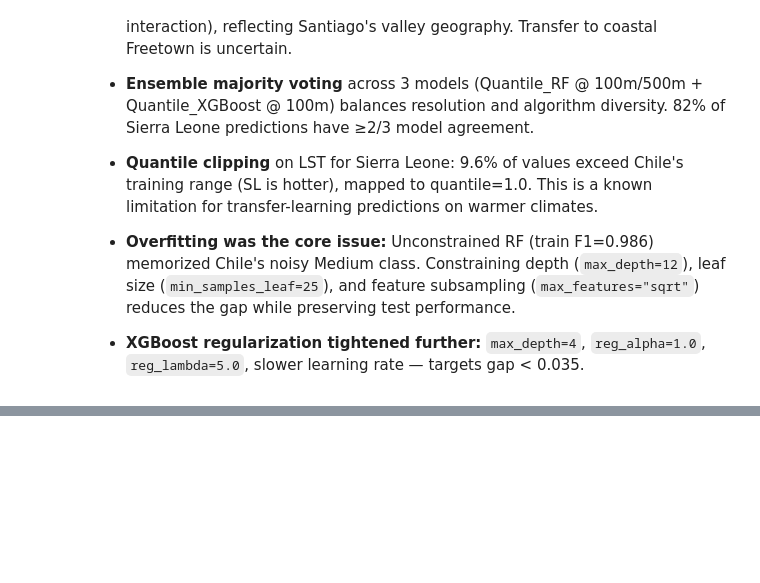
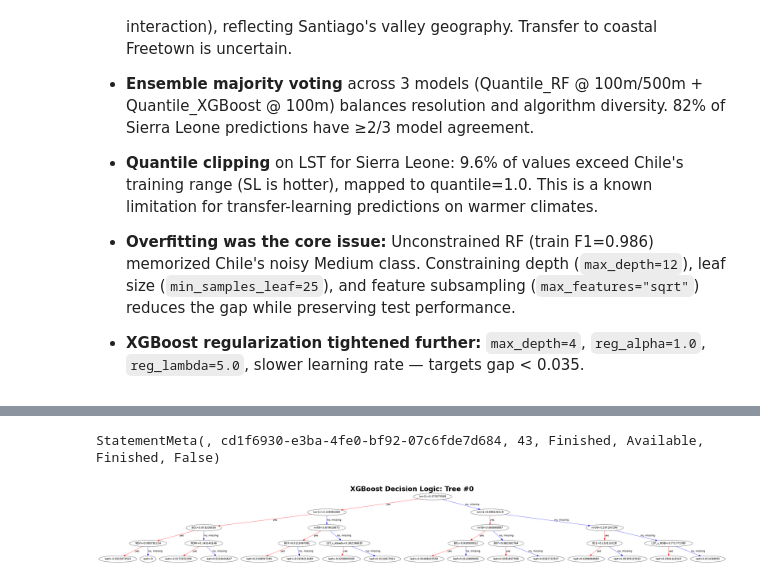
Before and after one commit to youness-yach/uhi-business-challenge, a Jupyter notebook: notebooks/Chile.ipynb, the cells around one changed output, grey strips where cells are left out. Cells and saved outputs as stored; diff of their text form; code cells hidden in the pictures; blank space fills up the shorter version.

```diff
--- a/notebooks/Chile.ipynb
+++ b/notebooks/Chile.ipynb
@@ -661,0 +974,21 @@ StatementMeta(, efef6967-c713-46ff-a0c9-a9a4a4e2c7e3, 4, Finished, Available, Fi
+# %%
+import matplotlib.pyplot as plt
+import xgboost as xgb
+
+# Set up a massive figure size because trees get wide quickly
+fig, ax = plt.subplots(figsize=(40, 15))
+
+# Plot the very first tree built for the first class
+# Change num_trees to 1 or 2 to see the trees for the other classes in the first round
+xgb.plot_tree(m3, num_trees=0, ax=ax, rankdir='TB')
+
+m3.get_booster().feature_names = list(X_train.columns)
+
+plt.title("XGBoost Decision Logic: Tree #0", fontsize=24, fontweight='bold')
+plt.show()
+
+# Optional: If you want to export it as a high-res image to zoom in:
+# plt.savefig("xgboost_tree_0.png", dpi=300, bbox_inches='tight')
+# %% [output]
+StatementMeta(, cd1f6930-e3ba-4fe0-bf92-07c6fde7d684, 43, Finished, Available, Finished, False)
+[figure, added]
```
Also changed, not shown: parts of 19 cells of this notebook, 18 other files.
